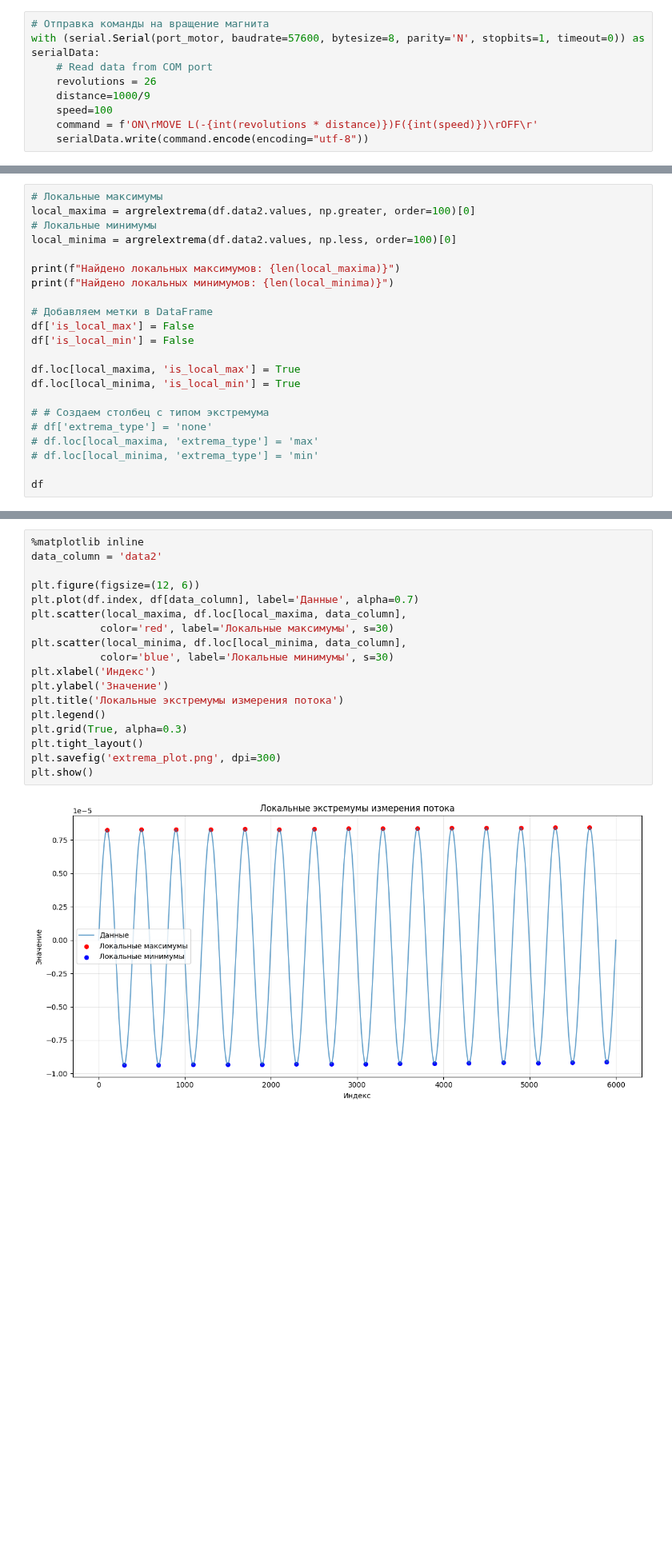
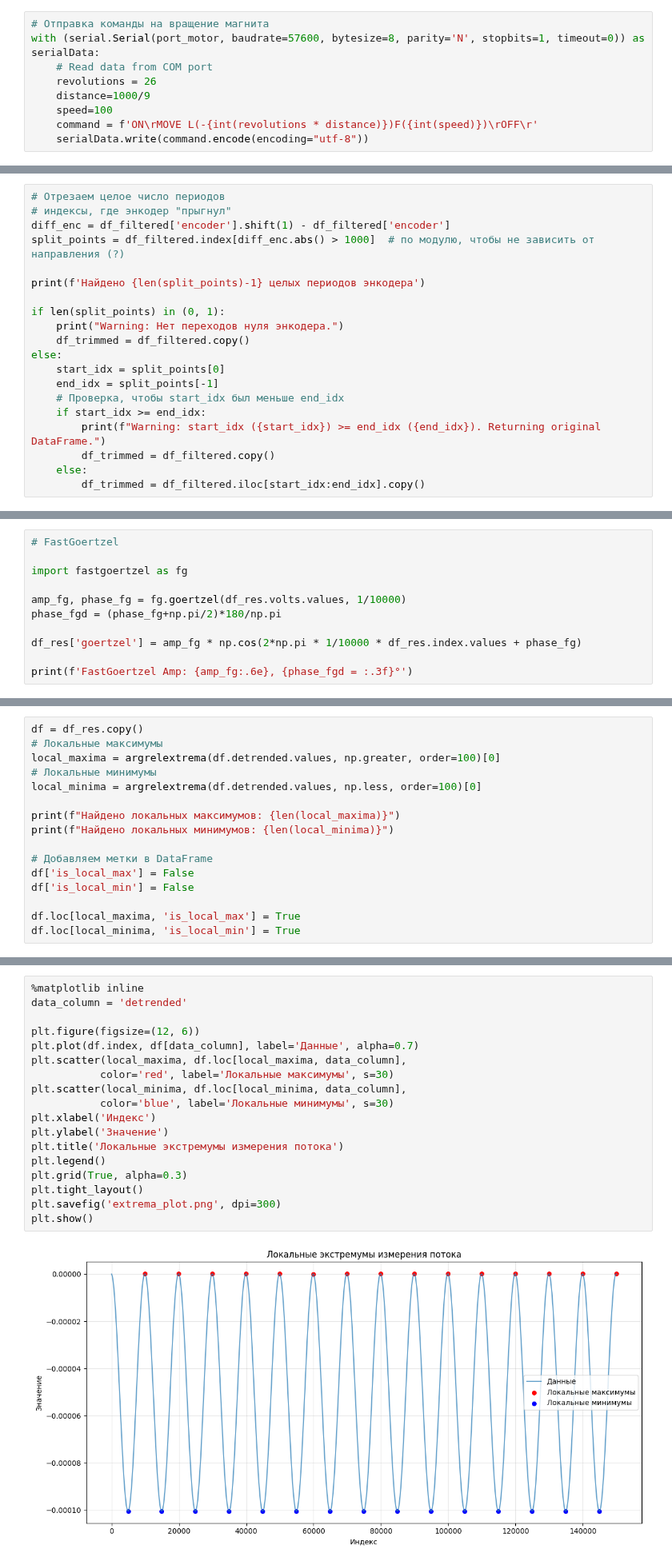
Before and after one commit to BuslaySt/Helmholz-Polymagnit, a Jupyter notebook: code/HarmData.ipynb, the cells around one changed output, grey strips where cells are left out. Shown at 80% size. Drawn from its saved outputs; the diff is of its cells as text; blank space fills up the shorter version.

```diff
--- a/code/HarmData.ipynb
+++ b/code/HarmData.ipynb
@@ -132,0 +141,20 @@ plt.plot((df_filtered.encoder-5000)/4)
+# %%
+# Отрезаем целое число периодов
+# индексы, где энкодер "прыгнул"
+diff_enc = df_filtered['encoder'].shift(1) - df_filtered['encoder']
+split_points = df_filtered.index[diff_enc.abs() > 1000]  # по модулю, чтобы не зависить от направления (?)
+
+print(f'Найдено {len(split_points)-1} целых периодов энкодера')
+
+if len(split_points) in (0, 1):
+    print("Warning: Нет переходов нуля энкодера.")
+    df_trimmed = df_filtered.copy()
+else:
+    start_idx = split_points[0]
+    end_idx = split_points[-1]
+    # Проверка, чтобы start_idx был меньше end_idx
+    if start_idx >= end_idx:
+        print(f"Warning: start_idx ({start_idx}) >= end_idx ({end_idx}). Returning original DataFrame.")
+        df_trimmed = df_filtered.copy()
+    else:
+        df_trimmed = df_filtered.iloc[start_idx:end_idx].copy()
@@ -144,0 +191,11 @@ df_filtered.integral.plot()
+# %%
+# FastGoertzel
+
+import fastgoertzel as fg
+
+amp_fg, phase_fg = fg.goertzel(df_res.volts.values, 1/10000)
+phase_fgd = (phase_fg+np.pi/2)*180/np.pi
+
+df_res['goertzel'] = amp_fg * np.cos(2*np.pi * 1/10000 * df_res.index.values + phase_fg)
+
+print(f'FastGoertzel Amp: {amp_fg:.6e}, {phase_fgd = :.3f}°')
@@ -245,8 +307,9 @@ plt.show()
 # %%
+df = df_res.copy()
 # Локальные максимумы
-local_maxima = argrelextrema(df.data2.values, np.greater, order=100)[0]
+local_maxima = argrelextrema(df.detrended.values, np.greater, order=100)[0]
 # Локальные минимумы
-local_minima = argrelextrema(df.data2.values, np.less, order=100)[0]
+local_minima = argrelextrema(df.detrended.values, np.less, order=100)[0]
 
 print(f"Найдено локальных максимумов: {len(local_maxima)}")
 print(f"Найдено локальных минимумов: {len(local_minima)}")
@@ -257,13 +320,6 @@ df['is_local_min'] = False
 
 df.loc[local_maxima, 'is_local_max'] = True
 df.loc[local_minima, 'is_local_min'] = True
-
-# # Создаем столбец с типом экстремума
-# df['extrema_type'] = 'none'
-# df.loc[local_maxima, 'extrema_type'] = 'max'
-# df.loc[local_minima, 'extrema_type'] = 'min'
-
-df
 # %% [output]
 Найдено локальных максимумов: 15
 Найдено локальных минимумов: 15
@@ -288,21 +326,21 @@ df.to_csv(os.path.join(dir, filename))
 # %%
 %matplotlib inline
-data_column = 'data2'
+data_column = 'detrended'
 
 plt.figure(figsize=(12, 6))
 plt.plot(df.index, df[data_column], label='Данные', alpha=0.7)
 plt.scatter(local_maxima, df.loc[local_maxima, data_column],
            color='red', label='Локальные максимумы', s=30)
 plt.scatter(local_minima, df.loc[local_minima, data_column],
            color='blue', label='Локальные минимумы', s=30)
 plt.xlabel('Индекс')
 plt.ylabel('Значение')
 plt.title('Локальные экстремумы измерения потока')
 plt.legend()
 plt.grid(True, alpha=0.3)
 plt.tight_layout()
 plt.savefig('extrema_plot.png', dpi=300)
 plt.show()
 # %% [output]
-[figure, old version]
+[figure, new version]
 # %%
```
Also changed, not shown: parts of 21 cells of this notebook.
